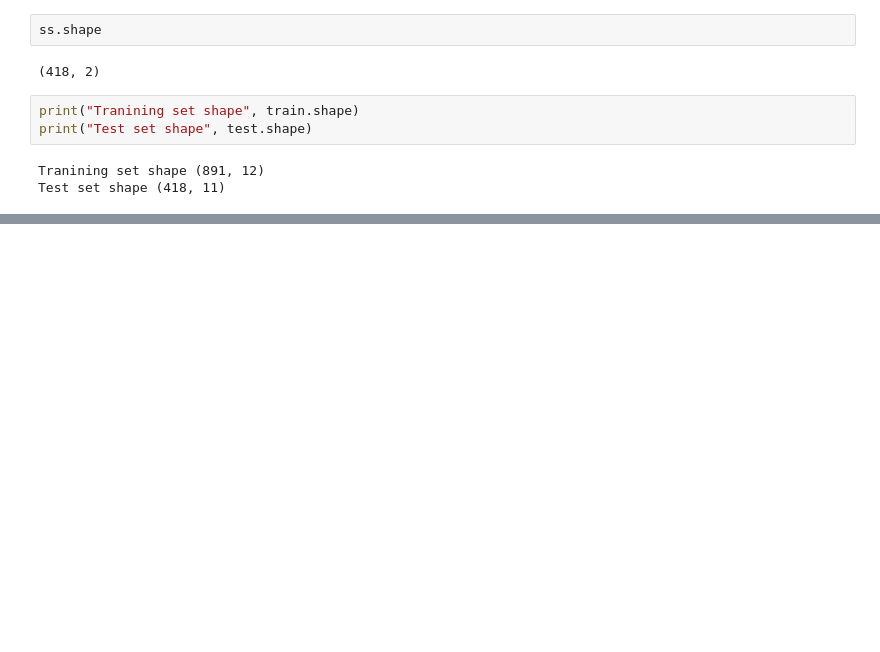
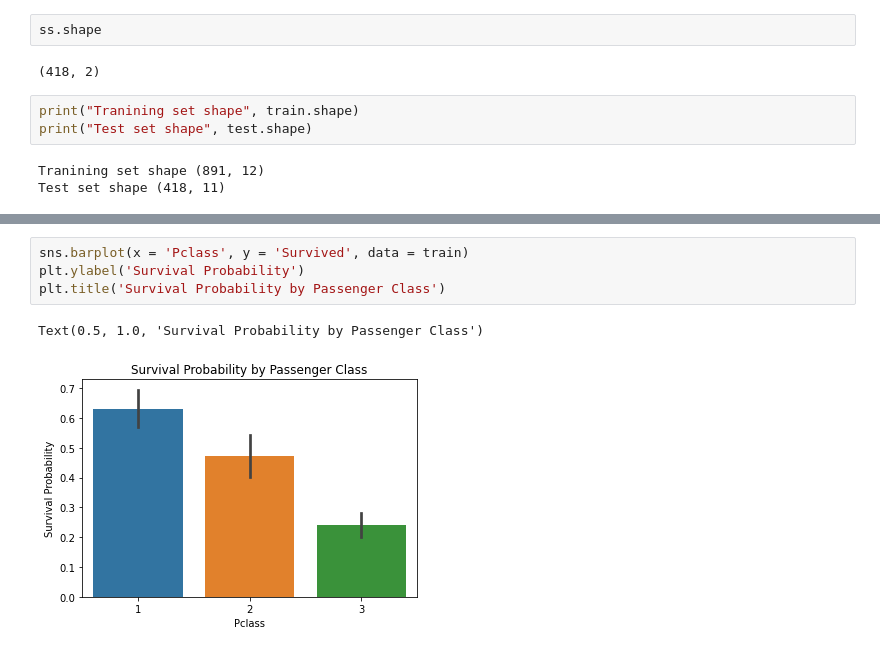
Before and after one commit to Kafka001/kaggle_titanic, a Jupyter notebook: titanic.ipynb, the cells around one changed output, grey strips where cells are left out. Drawn from its saved outputs; the diff is of its cells as text; blank space fills up the shorter version.

```diff
--- a/titanic.ipynb
+++ b/titanic.ipynb
@@ -84,0 +230,7 @@ Here I will outline the definitions of the columns in the titanic dataset. You c
+# %%
+sns.barplot(x = 'Pclass', y = 'Survived', data = train)
+plt.ylabel('Survival Probability')
+plt.title('Survival Probability by Passenger Class')
+# %% [output]
+Text(0.5, 1.0, 'Survival Probability by Passenger Class')
+[figure, added]
```
Also changed, not shown: parts of 45 cells of this notebook.
